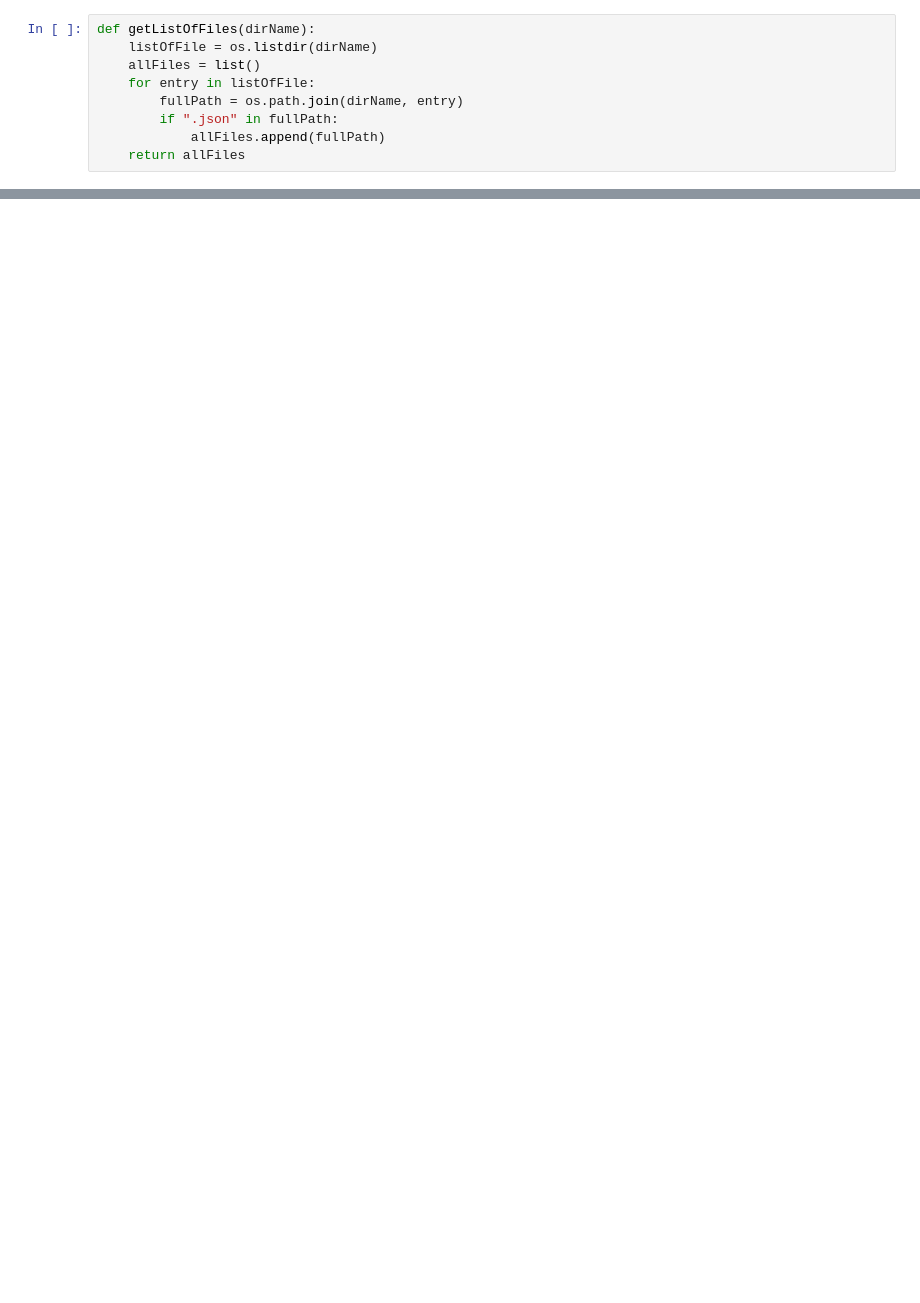
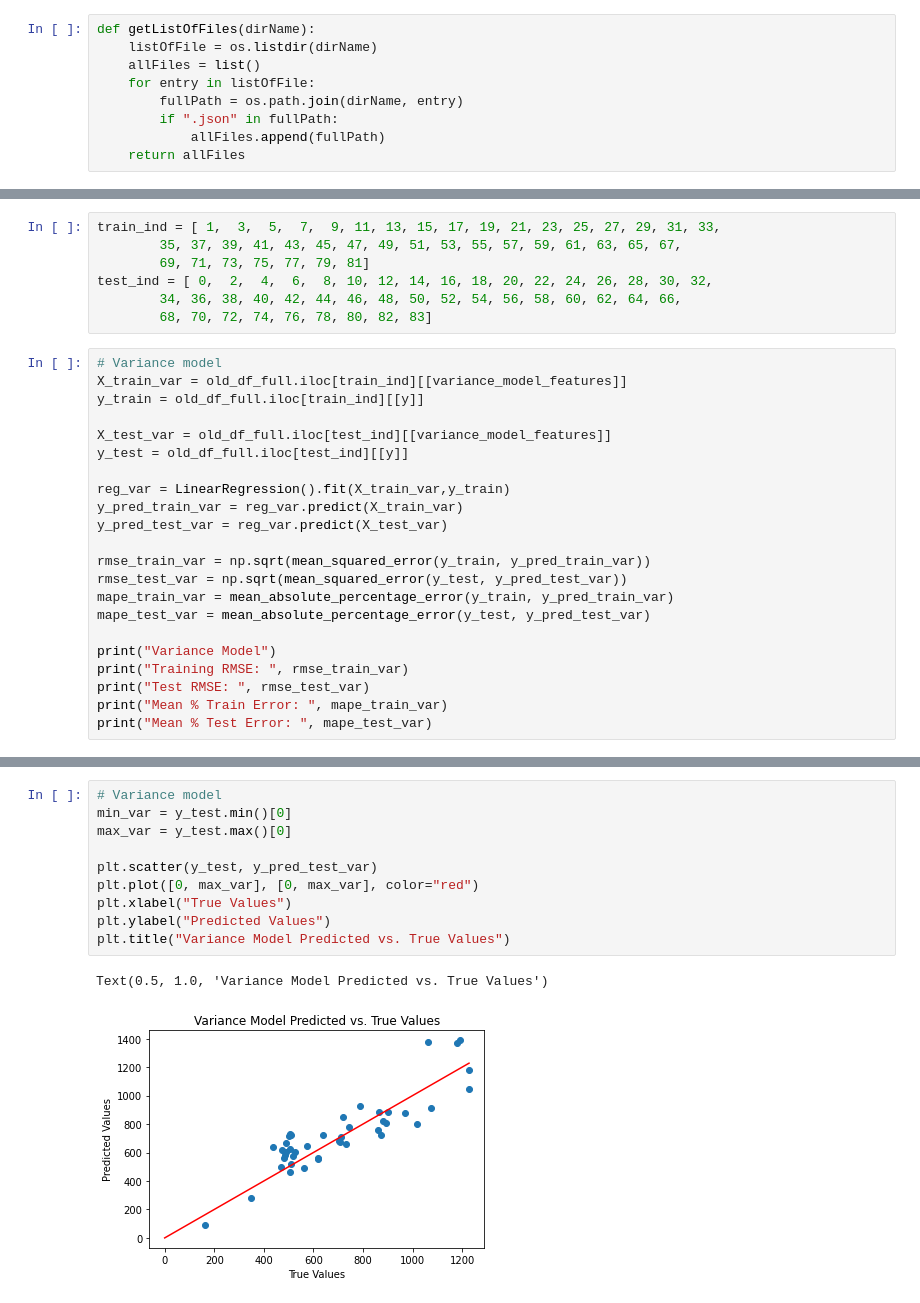
Before and after one commit to ayakkala1/TRI-Capstone, a Jupyter notebook: model_recreation.ipynb, the cells around one changed output, grey strips where cells are left out. Cells and saved outputs as stored; diff of their text form; blank space fills up the shorter version.

```diff
--- a/model_recreation.ipynb
+++ b/model_recreation.ipynb
@@ -235,0 +273,29 @@ R2 : 0.7575772430746192
+# %%
+train_ind = [ 1,  3,  5,  7,  9, 11, 13, 15, 17, 19, 21, 23, 25, 27, 29, 31, 33,
+        35, 37, 39, 41, 43, 45, 47, 49, 51, 53, 55, 57, 59, 61, 63, 65, 67,
+        69, 71, 73, 75, 77, 79, 81]
+test_ind = [ 0,  2,  4,  6,  8, 10, 12, 14, 16, 18, 20, 22, 24, 26, 28, 30, 32,
+        34, 36, 38, 40, 42, 44, 46, 48, 50, 52, 54, 56, 58, 60, 62, 64, 66,
+        68, 70, 72, 74, 76, 78, 80, 82, 83]
+# %%
+# Variance model
+X_train_var = old_df_full.iloc[train_ind][[variance_model_features]]
+y_train = old_df_full.iloc[train_ind][[y]]
+
+X_test_var = old_df_full.iloc[test_ind][[variance_model_features]]
+y_test = old_df_full.iloc[test_ind][[y]]
+
+reg_var = LinearRegression().fit(X_train_var,y_train)
+y_pred_train_var = reg_var.predict(X_train_var)
+y_pred_test_var = reg_var.predict(X_test_var)
+
+rmse_train_var = np.sqrt(mean_squared_error(y_train, y_pred_train_var))
+rmse_test_var = np.sqrt(mean_squared_error(y_test, y_pred_test_var))
+mape_train_var = mean_absolute_percentage_error(y_train, y_pred_train_var)
+mape_test_var = mean_absolute_percentage_error(y_test, y_pred_test_var)
+
+print("Variance Model")
+print("Training RMSE: ", rmse_train_var)
+print("Test RMSE: ", rmse_test_var)
+print("Mean % Train Error: ", mape_train_var)
+print("Mean % Test Error: ", mape_test_var)
@@ -235,0 +314,13 @@ R2 : 0.7575772430746192
+# %%
+# Variance model
+min_var = y_test.min()[0]
+max_var = y_test.max()[0]
+
+plt.scatter(y_test, y_pred_test_var)
+plt.plot([0, max_var], [0, max_var], color="red")
+plt.xlabel("True Values")
+plt.ylabel("Predicted Values")
+plt.title("Variance Model Predicted vs. True Values")
+# %% [output]
+Text(0.5, 1.0, 'Variance Model Predicted vs. True Values')
+[figure, added]
```
Also changed, not shown: parts of 84 cells of this notebook.
